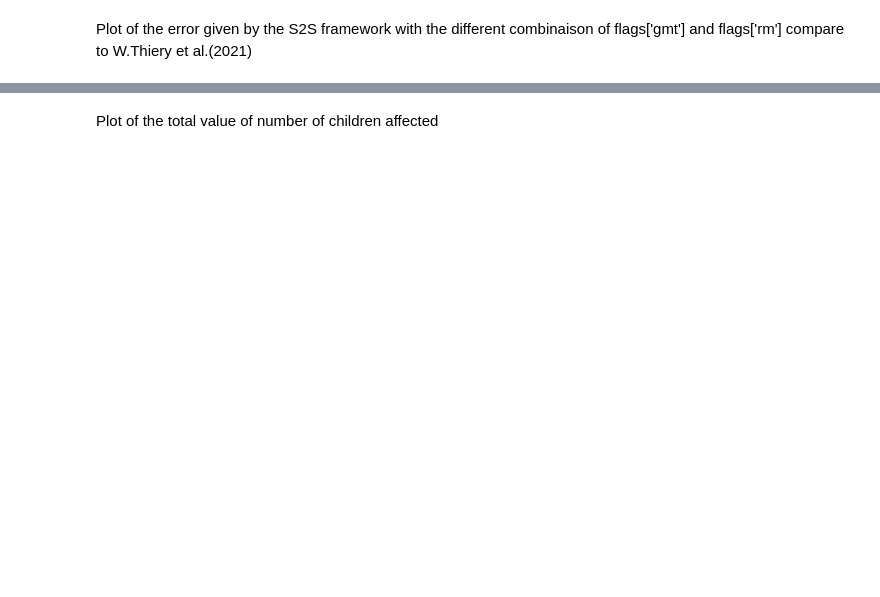
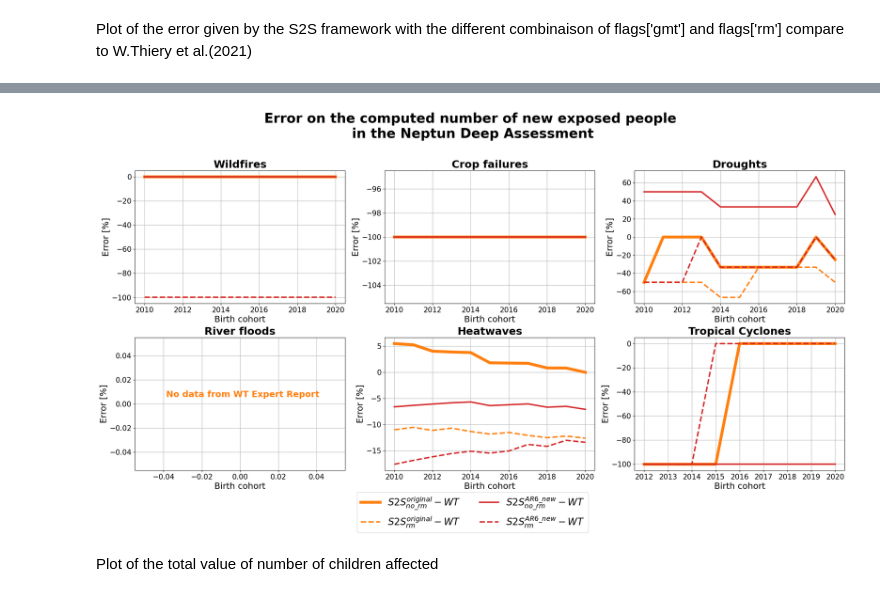
Before and after one commit to AmauryLaridon/Source2Suffering, a Jupyter notebook: sandbox/validation_backward_compatibility.ipynb, the cells around one changed output, grey strips where cells are left out. Cells and saved outputs as stored; diff of their text form; code cells hidden in the pictures; blank space fills up the shorter version.

```diff
--- a/sandbox/validation_backward_compatibility.ipynb
+++ b/sandbox/validation_backward_compatibility.ipynb
@@ -823,2 +732,94 @@ for i in range(len(da_wt_valc_nr_children_facing_extra_hazard_NeptunDeep.coords[
+# %%
+# Create 2x3 subplot layout
+fig, axs = plt.subplots(nrows=2, ncols=3, figsize=(22, 13))  # Increase height for space below
+axs = axs.flatten()
+
+# Hazard name mapping
+hazard_names = {
+    'burntarea': 'Wildfires',
+    'cropfailedarea': 'Crop failures',
+    'driedarea': 'Droughts',
+    'floodedarea': 'River floods',
+    'heatwavedarea': 'Heatwaves',
+    'tropicalcyclonedarea': 'Tropical Cyclones'
+}
+
+# Loop over hazards
+for idx, extr in enumerate(ds_WT_NeptunDeep.coords["hazard"].values):
+    ax = axs[idx]
+
+    hazards_name = hazard_names[extr]
+
+    ds_WT_sel = ds_WT_NeptunDeep['wt_valc_nr_children_facing_extra_hazard_NeptunDeep'].sel(hazard=extr)
+    ds_S2S_orig_no_rm = ds_S2S_NeptunDeep_gmt_original_no_rm['valc_nr_children_facing_extra_hazard_NeptunDeep'].sel(hazard=extr, birth_year=birth_cohort_int)
+    ds_S2S_orig_rm = ds_S2S_NeptunDeep_gmt_original_rm['valc_nr_children_facing_extra_hazard_NeptunDeep'].sel(hazard=extr, birth_year=birth_cohort_int)
+    ds_S2S_ar6_no_rm = ds_S2S_NeptunDeep_gmt_ar6_new_no_rm['valc_nr_children_facing_extra_hazard_NeptunDeep'].sel(hazard=extr, birth_year=birth_cohort_int)
+    ds_S2S_ar6_rm = ds_S2S_NeptunDeep_gmt_ar6_new_rm['valc_nr_children_facing_extra_hazard_NeptunDeep'].sel(hazard=extr, birth_year=birth_cohort_int)
+
+    # Plot percentage error
+    ax.plot(
+        birth_cohort_int,
+        ((ds_S2S_orig_no_rm - ds_WT_sel) / ds_WT_sel) * 100,
+        linestyle='-',
+        color='tab:orange',
+        lw=6,
+        label=r'$S2S_{no\_rm}^{original} - WT$' if idx == 0 else None
+    )
+    ax.plot(
+        birth_cohort_int,
+        ((ds_S2S_orig_rm - ds_WT_sel) / ds_WT_sel) * 100,
+        linestyle='--',
+        color='tab:orange',
+        lw=3,
+        label=r'$S2S_{rm}^{original} - WT$' if idx == 0 else None
+    )
+    ax.plot(
+        birth_cohort_int,
+        ((ds_S2S_ar6_no_rm - ds_WT_sel) / ds_WT_sel) * 100,
+        linestyle='-',
+        color='tab:red',
+        lw=3,
+        label=r'$S2S_{no\_rm}^{AR6\_new} - WT$' if idx == 0 else None
+    )
+    ax.plot(
+        birth_cohort_int,
+        ((ds_S2S_ar6_rm - ds_WT_sel) / ds_WT_sel) * 100,
+        linestyle='--',
+        color='tab:red',
+        lw=3,
+        label=r'$S2S_{rm}^{AR6\_new} - WT$' if idx == 0 else None
+    )
+
+    ax.set_title(hazards_name, fontsize=22, fontweight='bold')
+    ax.set_xlabel("Birth cohort", fontsize=18)
+    ax.set_ylabel("Error [%]", fontsize=18)
+    ax.grid(True)
+    ax.tick_params(axis='both', labelsize=15)
+
+# Super title
+fig.suptitle(
+    "Error on the computed number of new exposed people \nin the Neptun Deep Assessment",
+    fontsize=28, fontweight='bold', y=0.95  # plus bas que la valeur par défaut (~0.98)
+)
+
+# Global legend placed at the bottom center
+handles, labels = axs[0].get_legend_handles_labels()
+fig.legend(
+    handles, labels,
+    fontsize=20, ncol=2,
+    loc='lower center',
+    bbox_to_anchor=(0.5, -0.0)
+)
+
+# Add "no data" text in bottom-left corner
+fig.text(0.095, 0.31, "No data from WT Expert Report", fontsize=18, ha='left', va='bottom', color="tab:orange", fontweight='bold')
+
+# Adjust layout to free space for the legend and text
+plt.tight_layout(rect=[0, 0.05, 1, 0.93])
+plt.subplots_adjust(bottom=0.15)  # leave space at bottom for text and legend
+plt.savefig(scripts_dir + '/figures/source2suffering/validation_backward_compatibility/fig8b_NeptunDeep_valc_S2S_WT_errror.png')
+plt.show()
+# %% [output]
+[figure, added]
 # %% [markdown]
 Plot of the total value of number of children affected
```
Also changed, not shown: parts of 25 cells of this notebook, 33 other files.
